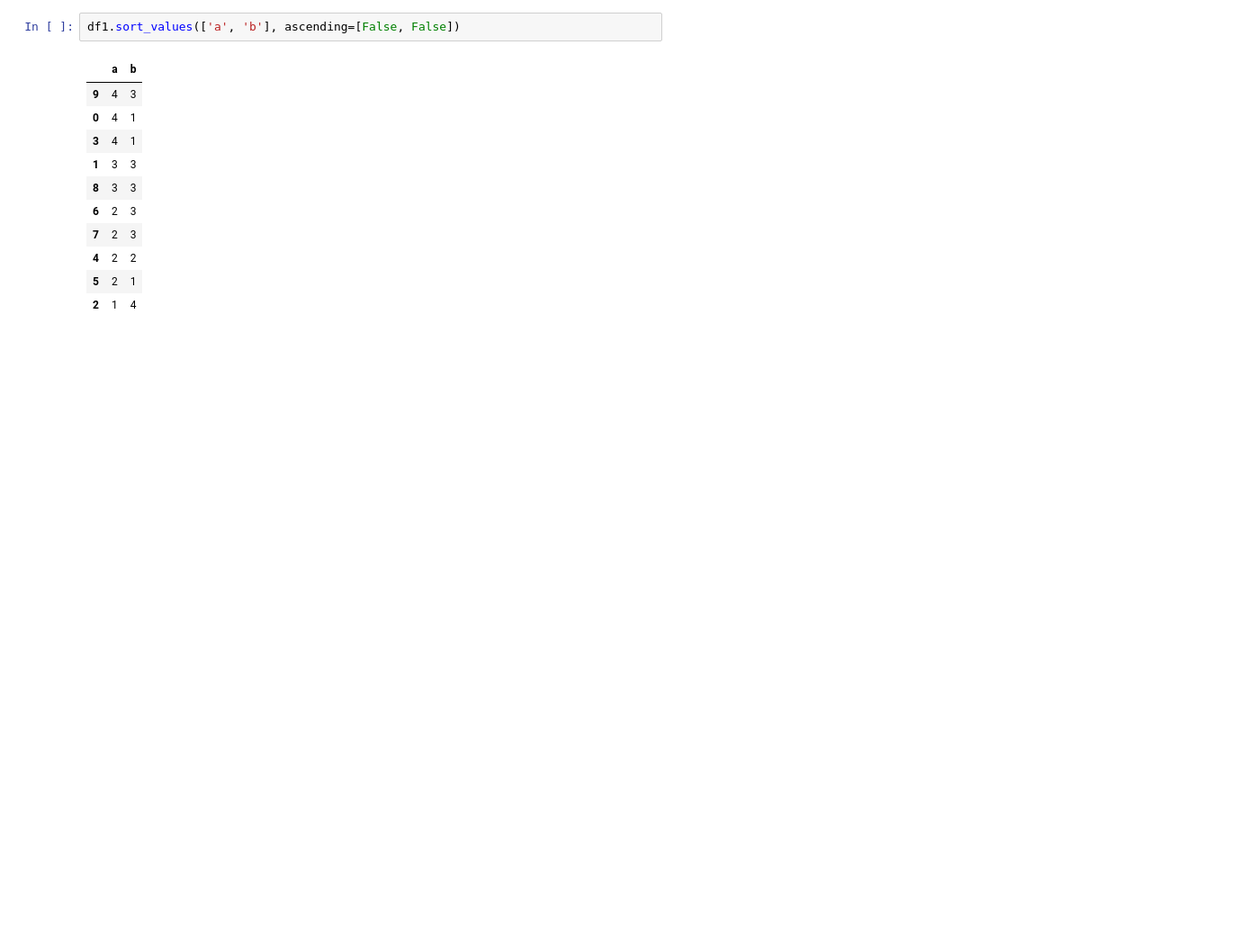
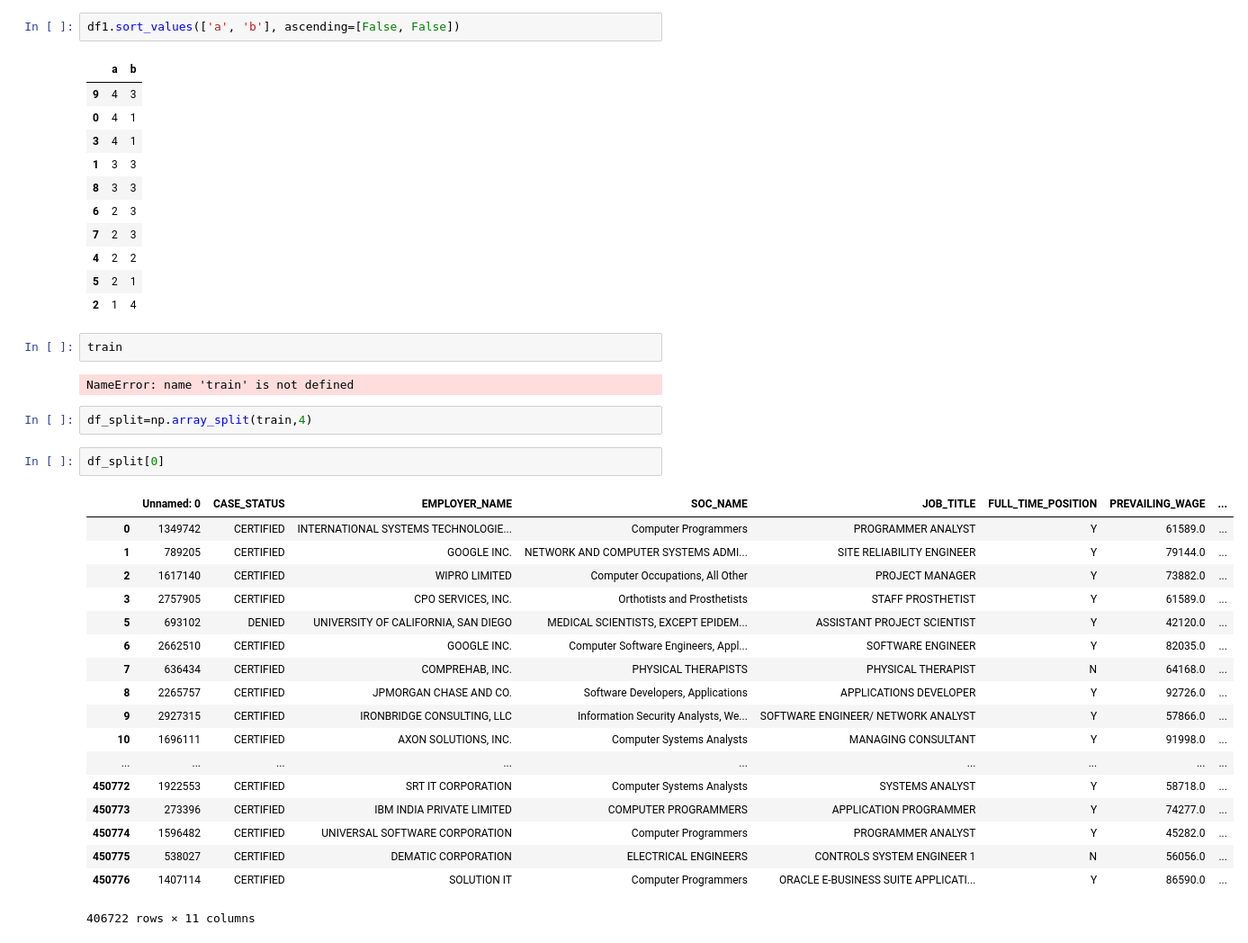
Before and after one commit to Ryulth/H1B_Visa_prediction_kaggle, a Jupyter notebook: train.ipynb, the cells around one changed output. Shown: that part at 90% size. Cells and saved outputs as stored; diff of their text form; blank space fills up the shorter version.

```diff
--- a/train.ipynb
+++ b/train.ipynb
@@ -352,3 +352,30 @@ df1.sort_values(['a', 'b'], ascending=[False, False])
 | 4 | 2 | 2 |
 | 5 | 2 | 1 |
 | 2 | 1 | 4 |
+# %%
+train
+# %% [output]
+NameError: name 'train' is not defined
+# %%
+df_split=np.array_split(train,4)
+# %%
+df_split[0]
+# %% [output]
+|  | Unnamed: 0 | CASE_STATUS | EMPLOYER_NAME | SOC_NAME | JOB_TITLE | FULL_TIME_POSITION | PREVAILING_WAGE | ... |
+| 0 | 1349742 | CERTIFIED | INTERNATIONAL SYSTEMS TECHNOLOGIE... | Computer Programmers | PROGRAMMER ANALYST | Y | 61589.0 | ... |
+| 1 | 789205 | CERTIFIED | GOOGLE INC. | NETWORK AND COMPUTER SYSTEMS ADMI... | SITE RELIABILITY ENGINEER | Y | 79144.0 | ... |
+| 2 | 1617140 | CERTIFIED | WIPRO LIMITED | Computer Occupations, All Other | PROJECT MANAGER | Y | 73882.0 | ... |
+| 3 | 2757905 | CERTIFIED | CPO SERVICES, INC. | Orthotists and Prosthetists | STAFF PROSTHETIST | Y | 61589.0 | ... |
+| 5 | 693102 | DENIED | UNIVERSITY OF CALIFORNIA, SAN DIEGO | MEDICAL SCIENTISTS, EXCEPT EPIDEM... | ASSISTANT PROJECT SCIENTIST | Y | 42120.0 | ... |
+| 6 | 2662510 | CERTIFIED | GOOGLE INC. | Computer Software Engineers, Appl... | SOFTWARE ENGINEER | Y | 82035.0 | ... |
+| 7 | 636434 | CERTIFIED | COMPREHAB, INC. | PHYSICAL THERAPISTS | PHYSICAL THERAPIST | N | 64168.0 | ... |
+| 8 | 2265757 | CERTIFIED | JPMORGAN CHASE AND CO. | Software Developers, Applications | APPLICATIONS DEVELOPER | Y | 92726.0 | ... |
+| 9 | 2927315 | CERTIFIED | IRONBRIDGE CONSULTING, LLC | Information Security Analysts, We... | SOFTWARE ENGINEER/ NETWORK ANALYST | Y | 57866.0 | ... |
+| 10 | 1696111 | CERTIFIED | AXON SOLUTIONS, INC. | Computer Systems Analysts | MANAGING CONSULTANT | Y | 91998.0 | ... |
+| ... | ... | ... | ... | ... | ... | ... | ... | ... |
+| 450772 | 1922553 | CERTIFIED | SRT IT CORPORATION | Computer Systems Analysts | SYSTEMS ANALYST | Y | 58718.0 | ... |
+| 450773 | 273396 | CERTIFIED | IBM INDIA PRIVATE LIMITED | COMPUTER PROGRAMMERS | APPLICATION PROGRAMMER | Y | 74277.0 | ... |
+| 450774 | 1596482 | CERTIFIED | UNIVERSAL SOFTWARE CORPORATION | Computer Programmers | PROGRAMMER ANALYST | Y | 45282.0 | ... |
+| 450775 | 538027 | CERTIFIED | DEMATIC CORPORATION | ELECTRICAL ENGINEERS | CONTROLS SYSTEM ENGINEER 1 | N | 56056.0 | ... |
+| 450776 | 1407114 | CERTIFIED | SOLUTION IT | Computer Programmers | ORACLE E-BUSINESS SUITE APPLICATI... | Y | 86590.0 | ... |
+406722 rows × 11 columns
```
Also changed, not shown: parts of 1 cell of this notebook.
